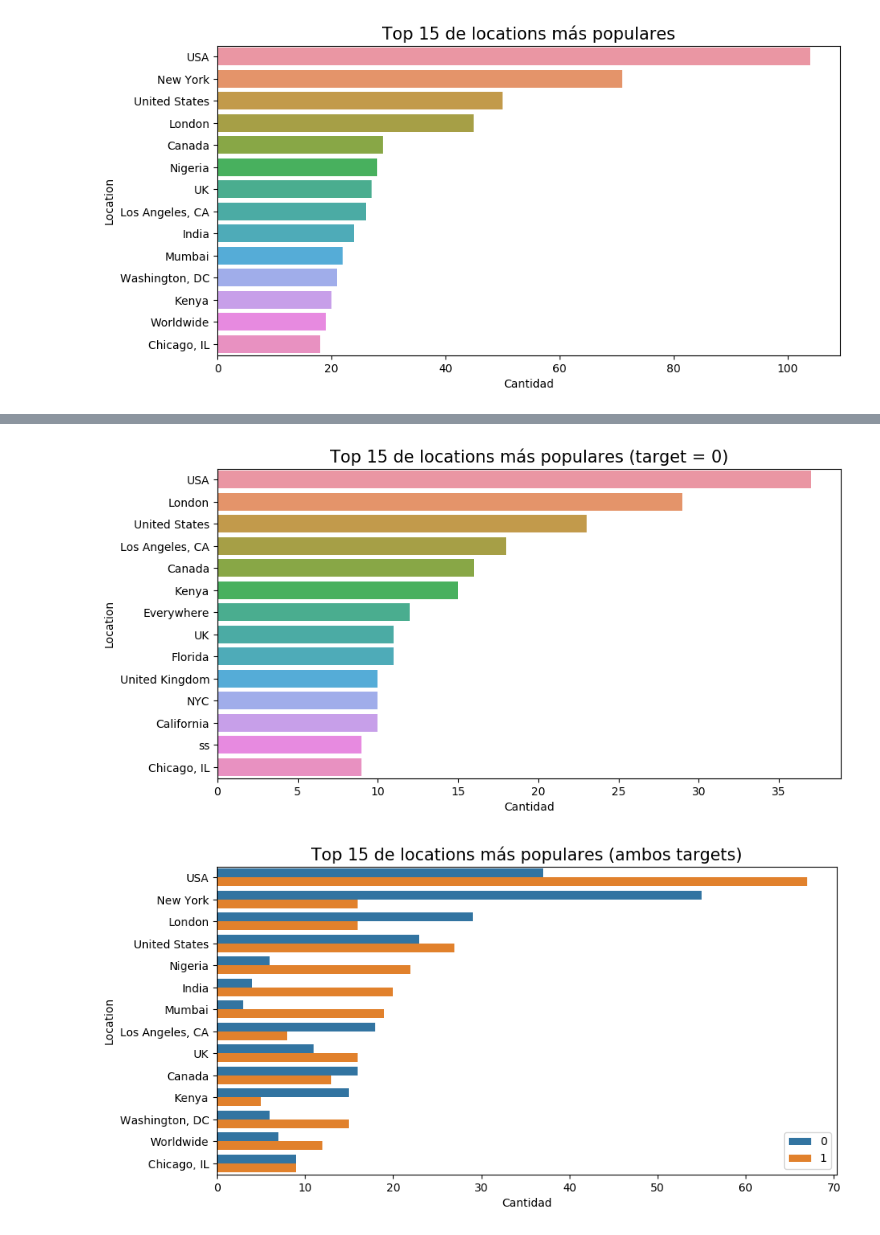
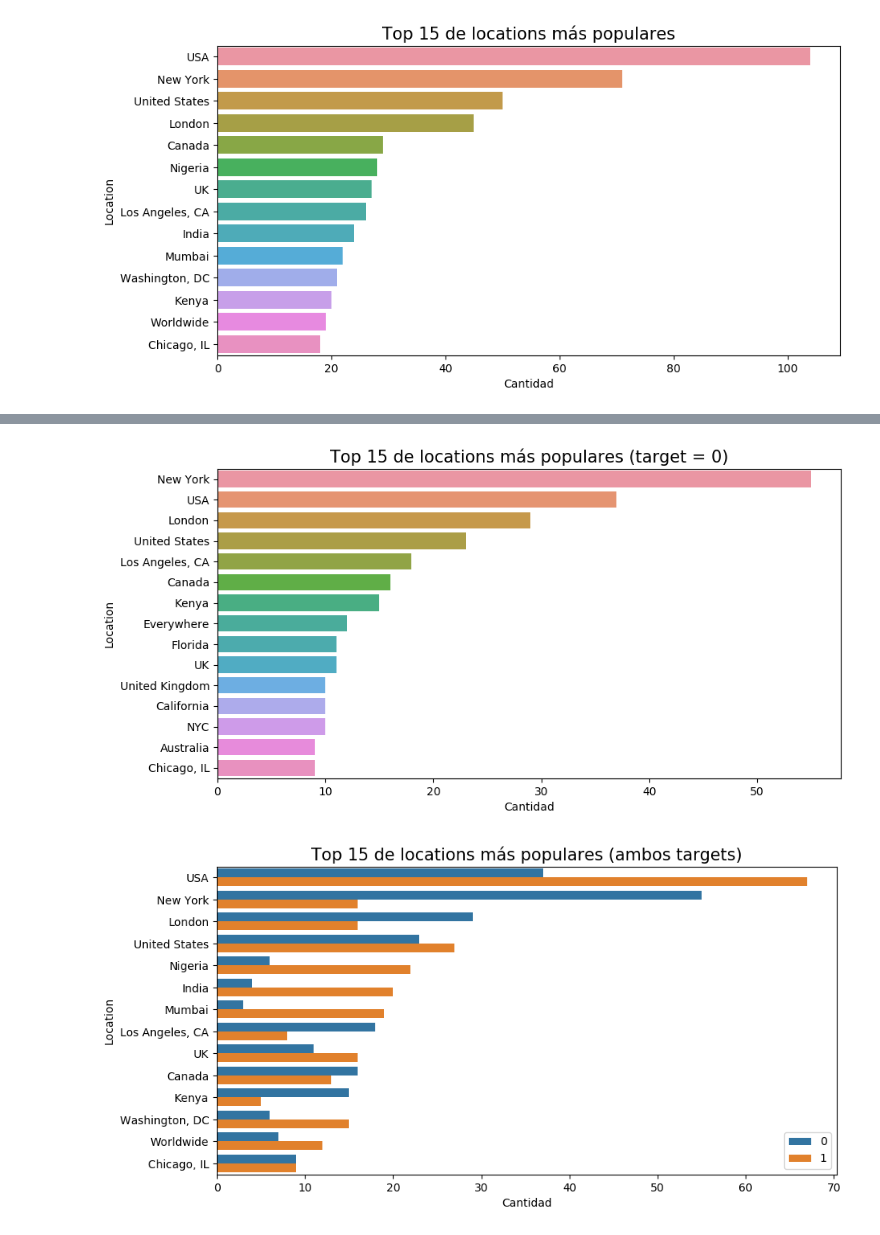
Before and after one commit to patopizzini/Organizacion_Datos_1C2020, a Jupyter notebook: TP1/TP1_JM.ipynb, the cells around one changed output, grey strips where cells are left out. Saved outputs shown, nothing was run; the diff lists cells and outputs as text; code cells hidden in the pictures.

```diff
--- a/TP1/TP1_JM.ipynb
+++ b/TP1/TP1_JM.ipynb
@@ -250,20 +250,19 @@ plt.show()
 # %%
 #Mismo que anterior pero discriminado por target 0
 #25 locations mas populares - sacamos el unknown, que es el mas popular
 tweets_top_locations_0_df = tweets_top_locations_df[tweets_top_locations_df['target'] == 0]
 tweets_top_locations_0 = tweets_top_locations_0_df['location'].value_counts().head(15)
-tweets_top_locations_0 = tweets_top_locations_0.drop(tweets_top_locations_0.index[0])
 
 fig = plt.figure(figsize=(10, 5))
 ax1 = fig.add_subplot()
 
 ax1 = sns.barplot(x=tweets_top_locations_0.values, y=tweets_top_locations_0.index)
 ax1.set_xlabel("Cantidad",fontsize=figure_axis_fs)
 ax1.set_ylabel("Location",fontsize=figure_axis_fs)
 ax1.set_title("Top 15 de locations más populares (target = 0)", fontsize=figure_sub_title_fs)
 plt.show()
 # %% [output]
-[figure, old version]
+[figure, new version]
 # %%
 #Combinamos los mas populares con ambos targets, separados por target
 tweets_top_locations_count_grouped = tweets_top_locations_df.groupby(['location','target']).size().reset_index()
```
Also changed, not shown: parts of 6 cells of this notebook.
